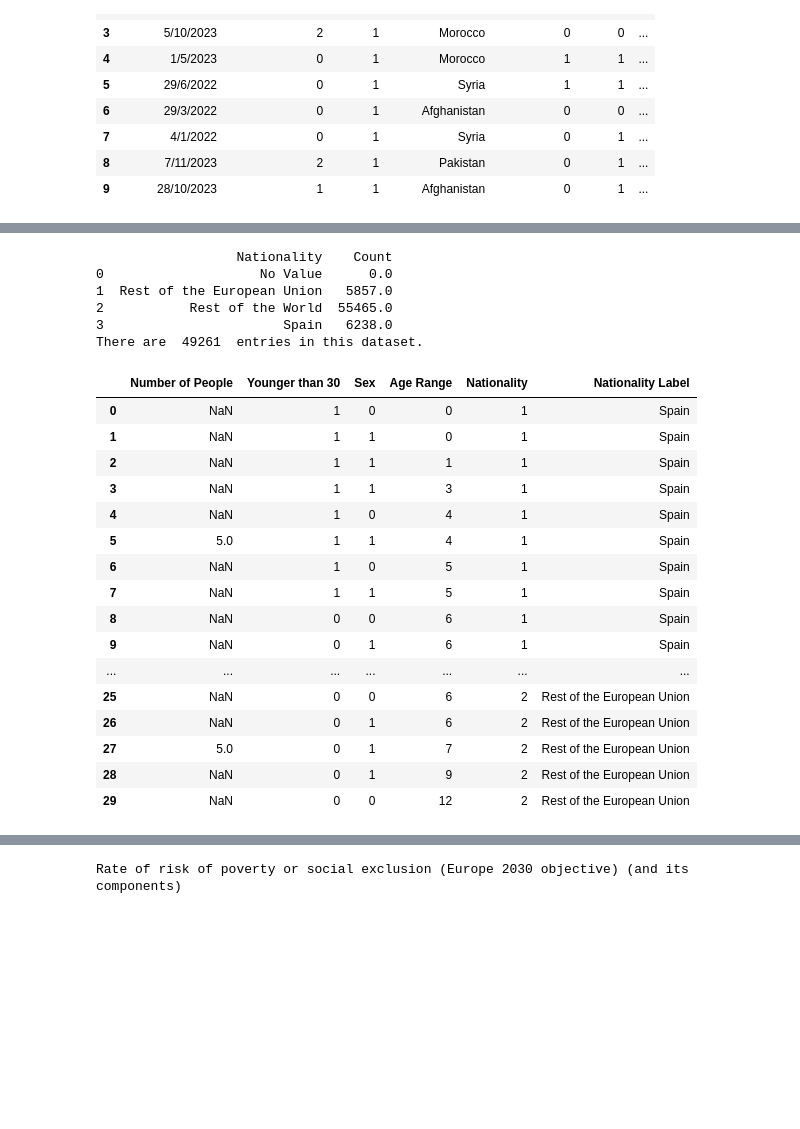
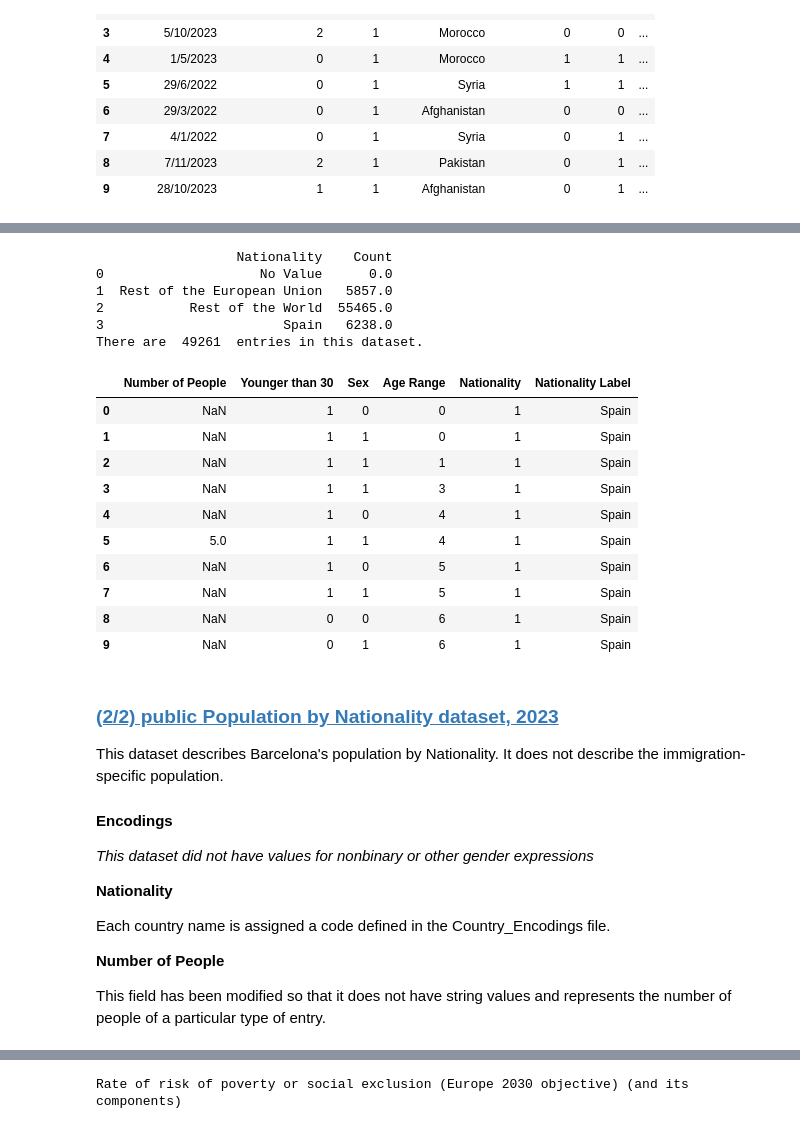
Before and after one commit to georgiatrent/Immigration-spain-dh140, a Jupyter notebook: Notebook.ipynb, the cells around one changed output, grey strips where cells are left out. Drawn from its saved outputs; the diff is of its cells as text; code cells hidden in the pictures; blank space fills up the shorter version.

```diff
--- a/Notebook.ipynb
+++ b/Notebook.ipynb
@@ -329,37 +329,48 @@ bcn['Nationality'] = bcn['NACIONALITAT_G']
 bcn['Nationality Label'] = bcn['Nationality'].map(nationality_names)
 bcn.head(10)
 nationality_counts = bcn.groupby('Nationality Label')['Number of People'].sum().reset_index()
 nationality_counts.columns = ['Nationality', 'Count']
 
 print(nationality_counts)
 
 # delete irrelevant columns and those in Catalan
 columns_to_delete = ['Any', 'Codi_Districte', 'Nom_Districte', 'Codi_Barri', 'Nom_Barri', 'Valor', 'AEB', 'Seccio_Censal', 'EDAT_Q', 'SEXE', 'NACIONALITAT_G' ]
 bcn.drop(columns=columns_to_delete, inplace=True)
 
 print("There are ", len(bcn.axes[0]), " entries in this dataset. ")
-bcn.head(30)
+bcn.head(10)
 # %% [output]
                   Nationality    Count
 0                    No Value      0.0
 1  Rest of the European Union   5857.0
 2           Rest of the World  55465.0
 3                       Spain   6238.0
 There are  49261  entries in this dataset.
 |  | Number of People | Younger than 30 | Sex | Age Range | Nationality | Nationality Label |
 | 0 | NaN | 1 | 0 | 0 | 1 | Spain |
 | 1 | NaN | 1 | 1 | 0 | 1 | Spain |
 | 2 | NaN | 1 | 1 | 1 | 1 | Spain |
 | 3 | NaN | 1 | 1 | 3 | 1 | Spain |
 | 4 | NaN | 1 | 0 | 4 | 1 | Spain |
 | 5 | 5.0 | 1 | 1 | 4 | 1 | Spain |
 | 6 | NaN | 1 | 0 | 5 | 1 | Spain |
 | 7 | NaN | 1 | 1 | 5 | 1 | Spain |
 | 8 | NaN | 0 | 0 | 6 | 1 | Spain |
 | 9 | NaN | 0 | 1 | 6 | 1 | Spain |
-| ... | ... | ... | ... | ... | ... | ... |
-| 25 | NaN | 0 | 0 | 6 | 2 | Rest of the European Union |
-| 26 | NaN | 0 | 1 | 6 | 2 | Rest of the European Union |
-| 27 | 5.0 | 0 | 1 | 7 | 2 | Rest of the European Union |
-| 28 | NaN | 0 | 1 | 9 | 2 | Rest of the European Union |
-| 29 | NaN | 0 | 0 | 12 | 2 | Rest of the European Union |
+# %% [markdown]
+
+### [(2/2) public Population by Nationality dataset, 2023](https://opendata-ajuntament.barcelona.cat/data/en/dataset/pad_mdbas_nacionalitat-pais_nacionalitat-continent_sexe)
+
+This dataset describes Barcelona's population by Nationality. It does not describe the immigration-specific population.
+
+#### Encodings
+
+*This dataset did not have values for nonbinary or other gender expressions*
+
+**Nationality**
+
+Each country name is assigned a code defined in the Country_Encodings file.
+
+**Number of People**
+
+This field has been modified so that it does not have string values and represents the number of people of a particular type of entry.
```
Also changed, not shown: parts of 8 cells of this notebook.
